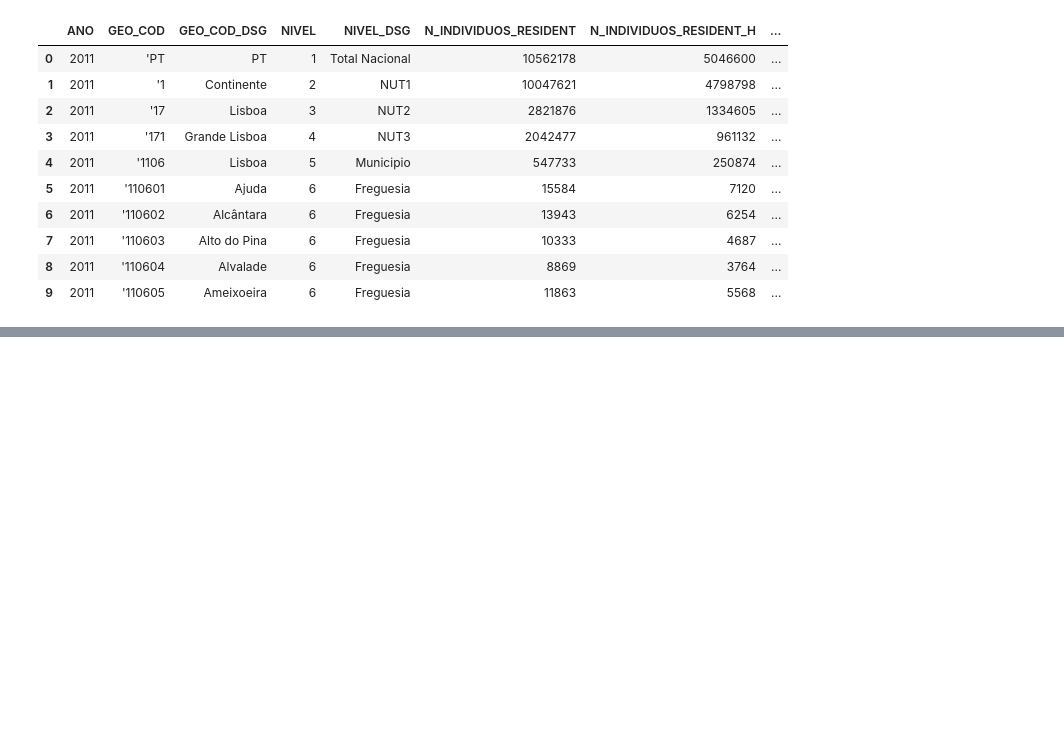
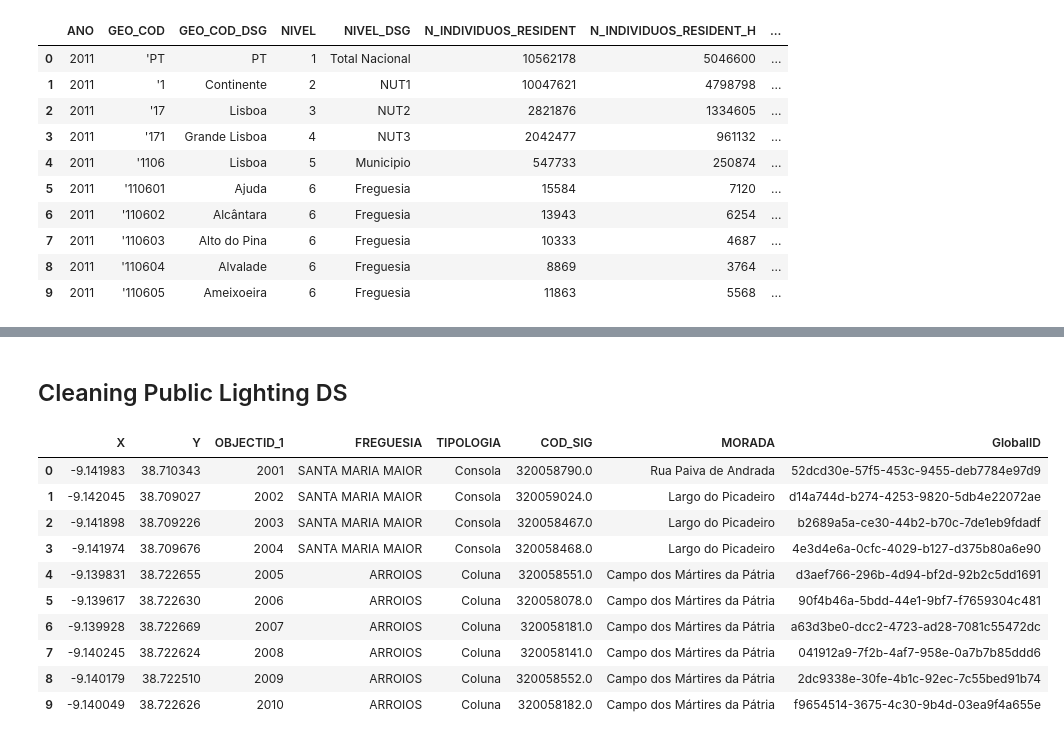
Before and after one commit to japana26/Project-Week-2-Lisbon, a Jupyter notebook: your-project/Resources/Basic cleaning.ipynb, the cells around one changed output, grey strips where cells are left out. Cells and saved outputs as stored; diff of their text form; code cells hidden in the pictures; blank space fills up the shorter version.

```diff
--- a/your-project/Resources/Basic cleaning.ipynb
+++ b/your-project/Resources/Basic cleaning.ipynb
@@ -146,0 +135,19 @@ freguesia_db.head(20)
+# %% [markdown]
+## Cleaning Public Lighting DS
+# %%
+# Importing the file
+
+original_lights_db = pd.read_csv('Candeeiros.csv')
+original_lights_db.head(10)
+# %% [output]
+|  | X | Y | OBJECTID_1 | FREGUESIA | TIPOLOGIA | COD_SIG | MORADA | GlobalID |
+| 0 | -9.141983 | 38.710343 | 2001 | SANTA MARIA MAIOR | Consola | 320058790.0 | Rua Paiva de Andrada | 52dcd30e-57f5-453c-9455-deb7784e97d9 |
+| 1 | -9.142045 | 38.709027 | 2002 | SANTA MARIA MAIOR | Consola | 320059024.0 | Largo do Picadeiro | d14a744d-b274-4253-9820-5db4e22072ae |
+| 2 | -9.141898 | 38.709226 | 2003 | SANTA MARIA MAIOR | Consola | 320058467.0 | Largo do Picadeiro | b2689a5a-ce30-44b2-b70c-7de1eb9fdadf |
+| 3 | -9.141974 | 38.709676 | 2004 | SANTA MARIA MAIOR | Consola | 320058468.0 | Largo do Picadeiro | 4e3d4e6a-0cfc-4029-b127-d375b80a6e90 |
+| 4 | -9.139831 | 38.722655 | 2005 | ARROIOS | Coluna | 320058551.0 | Campo dos Mártires da Pátria | d3aef766-296b-4d94-bf2d-92b2c5dd1691 |
+| 5 | -9.139617 | 38.722630 | 2006 | ARROIOS | Coluna | 320058078.0 | Campo dos Mártires da Pátria | 90f4b46a-5bdd-44e1-9bf7-f7659304c481 |
+| 6 | -9.139928 | 38.722669 | 2007 | ARROIOS | Coluna | 320058181.0 | Campo dos Mártires da Pátria | a63d3be0-dcc2-4723-ad28-7081c55472dc |
+| 7 | -9.140245 | 38.722624 | 2008 | ARROIOS | Coluna | 320058141.0 | Campo dos Mártires da Pátria | 041912a9-7f2b-4af7-958e-0a7b7b85ddd6 |
+| 8 | -9.140179 | 38.722510 | 2009 | ARROIOS | Coluna | 320058552.0 | Campo dos Mártires da Pátria | 2dc9338e-30fe-4b1c-92ec-7c55bed91b74 |
+| 9 | -9.140049 | 38.722626 | 2010 | ARROIOS | Coluna | 320058182.0 | Campo dos Mártires da Pátria | f9654514-3675-4c30-9b4d-03ea9f4a655e |
```
Also changed, not shown: parts of 15 cells of this notebook, 3 other files.
